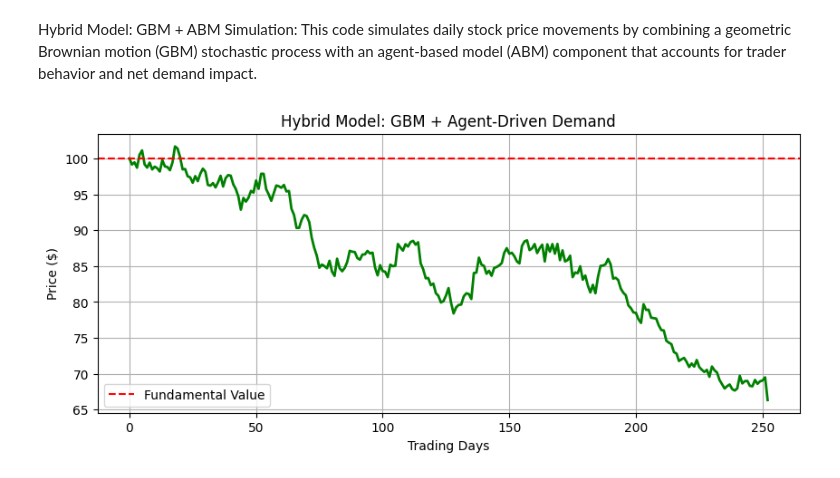
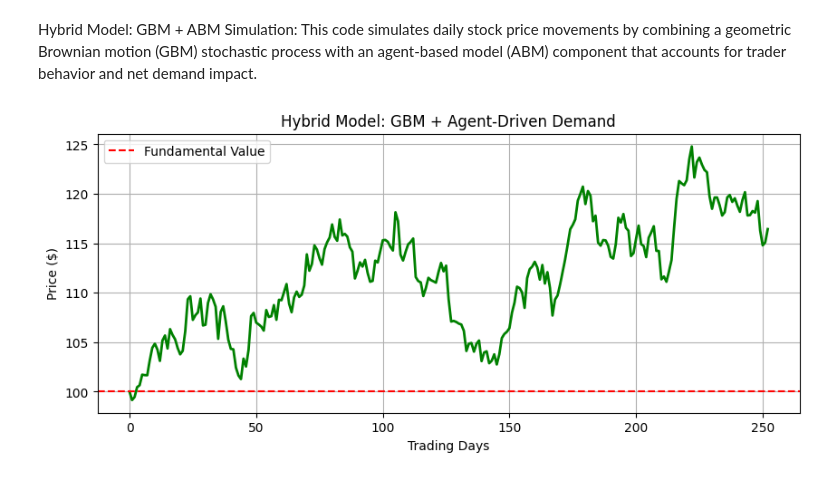
Before and after one commit to Vaibhavkkm/Financial-Market-Analysis, a Jupyter notebook: FinancialMarketAnalysis.ipynb, the cells around one changed output. Drawn from its saved outputs; the diff is of its cells as text; code cells hidden in the pictures.

```diff
--- a/FinancialMarketAnalysis.ipynb
+++ b/FinancialMarketAnalysis.ipynb
@@ -209,7 +209,7 @@ def simulate_hybrid(num_agents=200, days=252):
     # Define agent type probabilities:
     # Fundamentalist: 25%, Chartist: 25%, Noise: 30%, Contrarian: 10%, Institutional: 10%
     agent_types = ['fundamentalist', 'chartist', 'noise', 'contrarian', 'institutional']
-    probabilities = [0.25, 0.25, 0.30, 0.1, 0.1]
+    probabilities = [0.40, 0.05, 0.30, 0.20, 0.05]
 
     # Initialize agents with the new type probabilities
     agents = [Agent(np.random.choice(agent_types, p=probabilities))
@@ -246,31 +246,31 @@ def simulate_hybrid(num_agents=200, days=252):
             if action == 'buy':
                 buy_orders += quantity
             else:
                 sell_orders += quantity
 
         net_demand = buy_orders - sell_orders
         agent_impact = beta * (net_demand / total_shares)
 
         # ========================
         # Update Price
         # ========================
         price = price * (1 + stochastic_return + agent_impact)
         historical_prices.append(price)
 
     return historical_prices
 
 # Simulate and plot
 np.random.seed(42)
 prices = simulate_hybrid()
 
 plt.figure(figsize=(10, 4))
 plt.plot(prices, color='green', linewidth=2)
 plt.title("Hybrid Model: GBM + Agent-Driven Demand")
 plt.xlabel("Trading Days")
 plt.ylabel("Price ($)")
 plt.grid(True)
 plt.axhline(100, linestyle='--', color='red', label='Fundamental Value')
 plt.legend()
 plt.show()
 # %% [output]
-[figure, old version]
+[figure, new version]
```
